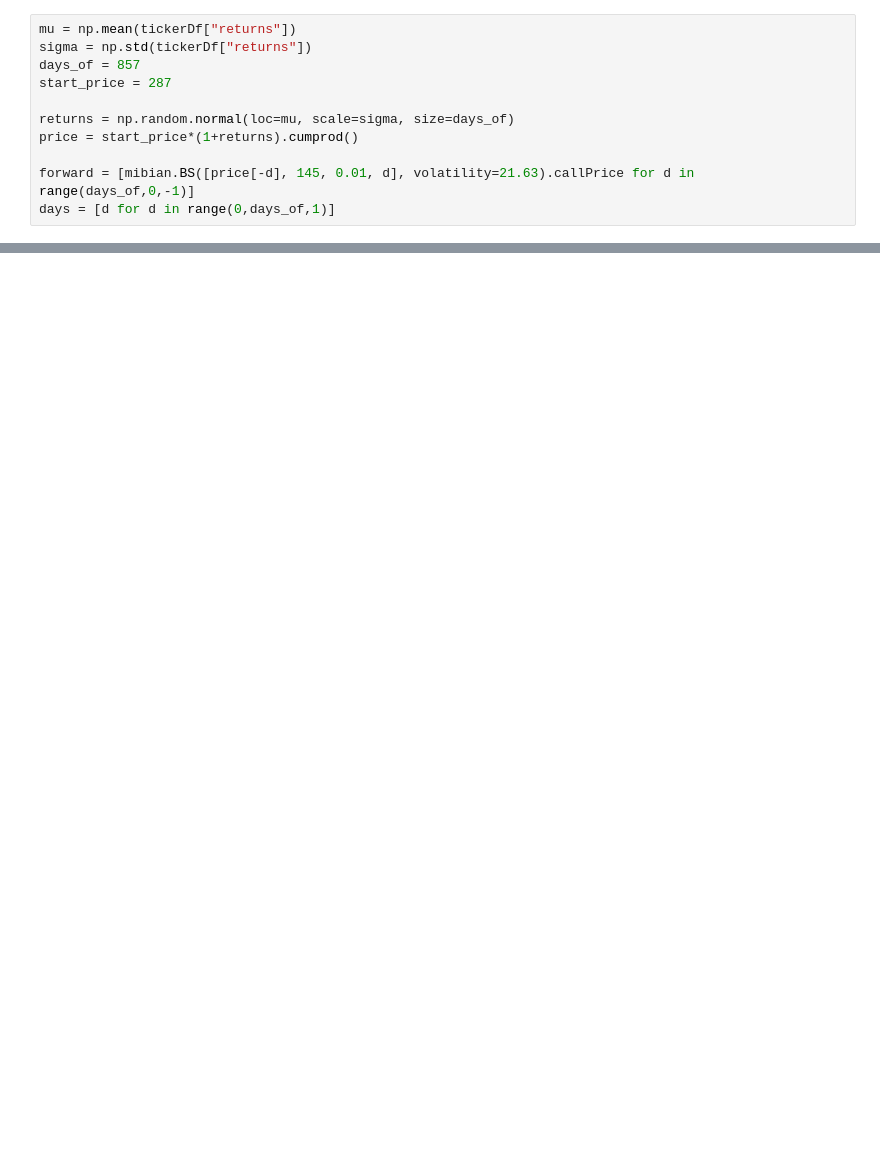
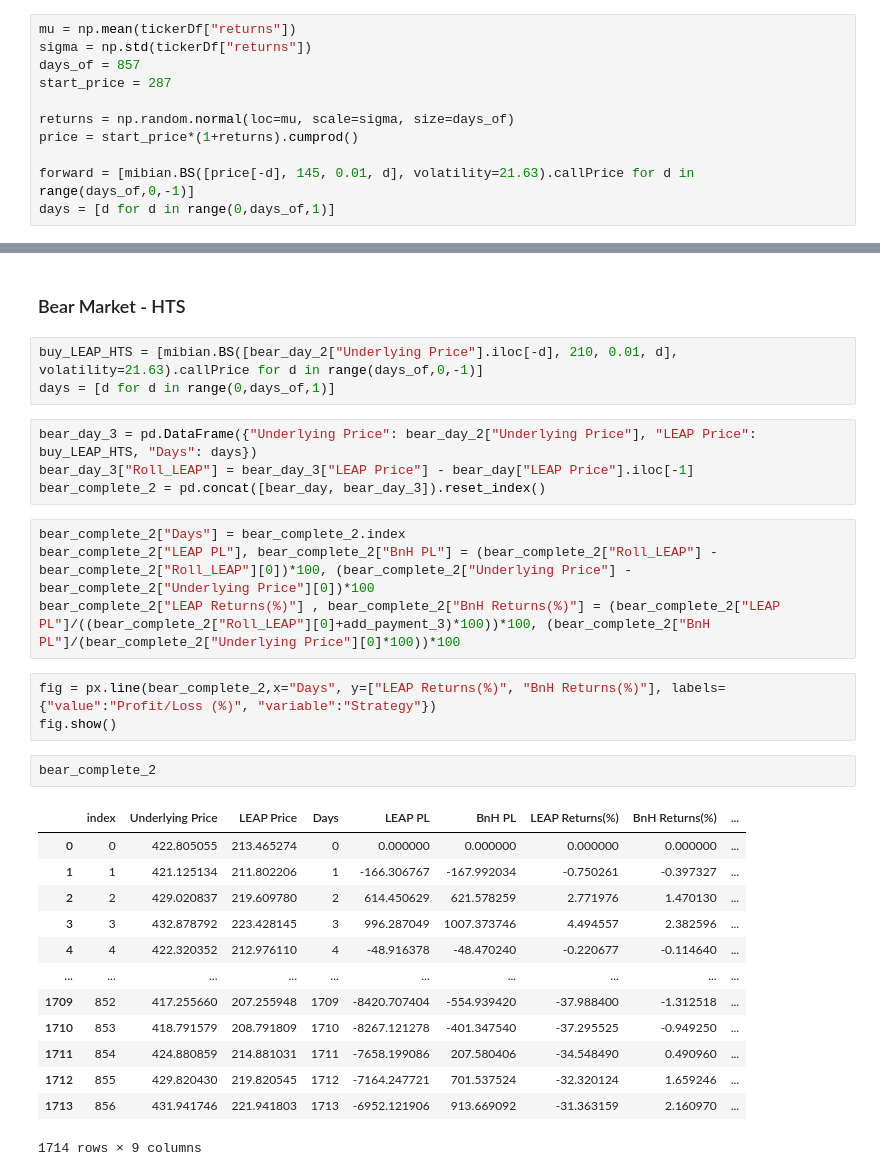
Before and after one commit to zachlim98/BeatingEnDUS, a Jupyter notebook: MonteCarloLEAPS/simulation.ipynb, the cells around one changed output, grey strips where cells are left out. Drawn from its saved outputs; the diff is of its cells as text; blank space fills up the shorter version.

```diff
--- a/MonteCarloLEAPS/simulation.ipynb
+++ b/MonteCarloLEAPS/simulation.ipynb
@@ -125,0 +119,32 @@ pd.concat([bear_day, bear_day_2]).reset_index()
+# %% [markdown]
+### Bear Market - HTS
+# %%
+buy_LEAP_HTS = [mibian.BS([bear_day_2["Underlying Price"].iloc[-d], 210, 0.01, d], volatility=21.63).callPrice for d in range(days_of,0,-1)]
+days = [d for d in range(0,days_of,1)]
+# %%
+bear_day_3 = pd.DataFrame({"Underlying Price": bear_day_2["Underlying Price"], "LEAP Price": buy_LEAP_HTS, "Days": days})
+bear_day_3["Roll_LEAP"] = bear_day_3["LEAP Price"] - bear_day["LEAP Price"].iloc[-1]
+bear_complete_2 = pd.concat([bear_day, bear_day_3]).reset_index()
+# %%
+bear_complete_2["Days"] = bear_complete_2.index
+bear_complete_2["LEAP PL"], bear_complete_2["BnH PL"] = (bear_complete_2["Roll_LEAP"] - bear_complete_2["Roll_LEAP"][0])*100, (bear_complete_2["Underlying Price"] - bear_complete_2["Underlying Price"][0])*100
+bear_complete_2["LEAP Returns(%)"] , bear_complete_2["BnH Returns(%)"] = (bear_complete_2["LEAP PL"]/((bear_complete_2["Roll_LEAP"][0]+add_payment_3)*100))*100, (bear_complete_2["BnH PL"]/(bear_complete_2["Underlying Price"][0]*100))*100
+# %%
+fig = px.line(bear_complete_2,x="Days", y=["LEAP Returns(%)", "BnH Returns(%)"], labels={"value":"Profit/Loss (%)", "variable":"Strategy"})
+fig.show()
+# %%
+bear_complete_2
+# %% [output]
+|  | index | Underlying Price | LEAP Price | Days | LEAP PL | BnH PL | LEAP Returns(%) | BnH Returns(%) | ... |
+| 0 | 0 | 422.805055 | 213.465274 | 0 | 0.000000 | 0.000000 | 0.000000 | 0.000000 | ... |
+| 1 | 1 | 421.125134 | 211.802206 | 1 | -166.306767 | -167.992034 | -0.750261 | -0.397327 | ... |
+| 2 | 2 | 429.020837 | 219.609780 | 2 | 614.450629 | 621.578259 | 2.771976 | 1.470130 | ... |
+| 3 | 3 | 432.878792 | 223.428145 | 3 | 996.287049 | 1007.373746 | 4.494557 | 2.382596 | ... |
+| 4 | 4 | 422.320352 | 212.976110 | 4 | -48.916378 | -48.470240 | -0.220677 | -0.114640 | ... |
+| ... | ... | ... | ... | ... | ... | ... | ... | ... | ... |
+| 1709 | 852 | 417.255660 | 207.255948 | 1709 | -8420.707404 | -554.939420 | -37.988400 | -1.312518 | ... |
+| 1710 | 853 | 418.791579 | 208.791809 | 1710 | -8267.121278 | -401.347540 | -37.295525 | -0.949250 | ... |
+| 1711 | 854 | 424.880859 | 214.881031 | 1711 | -7658.199086 | 207.580406 | -34.548490 | 0.490960 | ... |
+| 1712 | 855 | 429.820430 | 219.820545 | 1712 | -7164.247721 | 701.537524 | -32.320124 | 1.659246 | ... |
+| 1713 | 856 | 431.941746 | 221.941803 | 1713 | -6952.121906 | 913.669092 | -31.363159 | 2.160970 | ... |
+1714 rows × 9 columns
```
Also changed, not shown: parts of 13 cells of this notebook, 4 other files.
